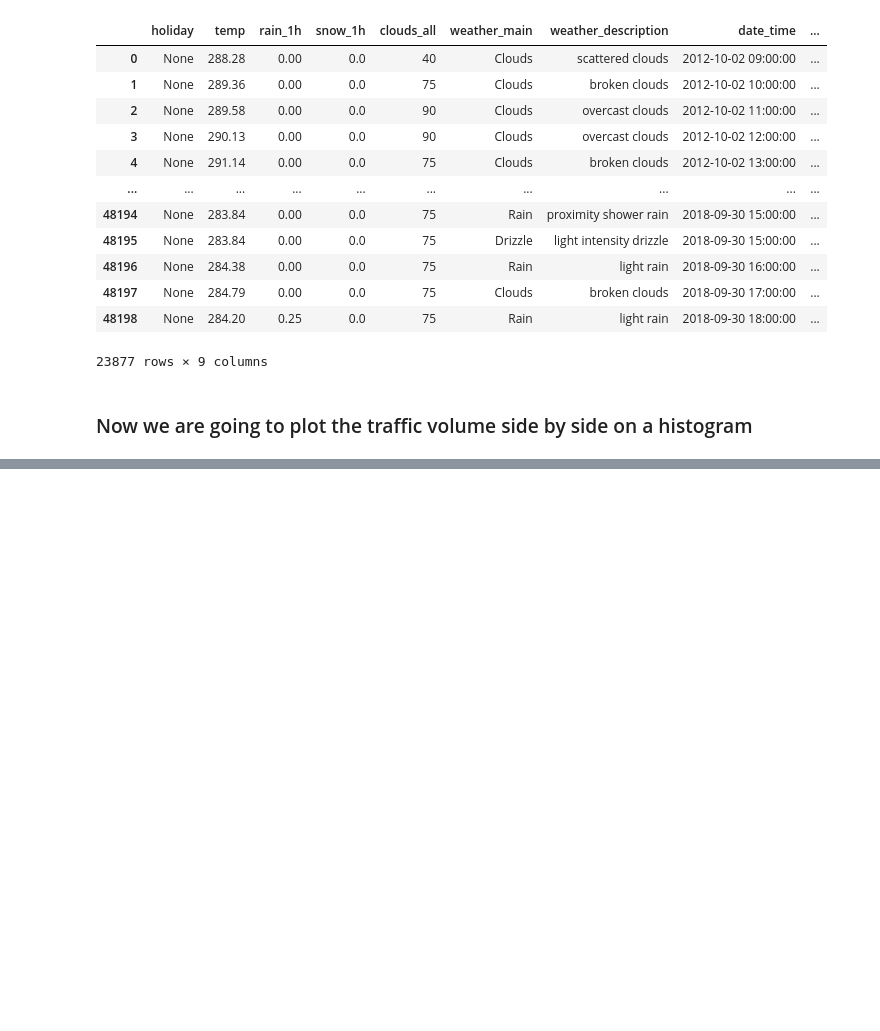
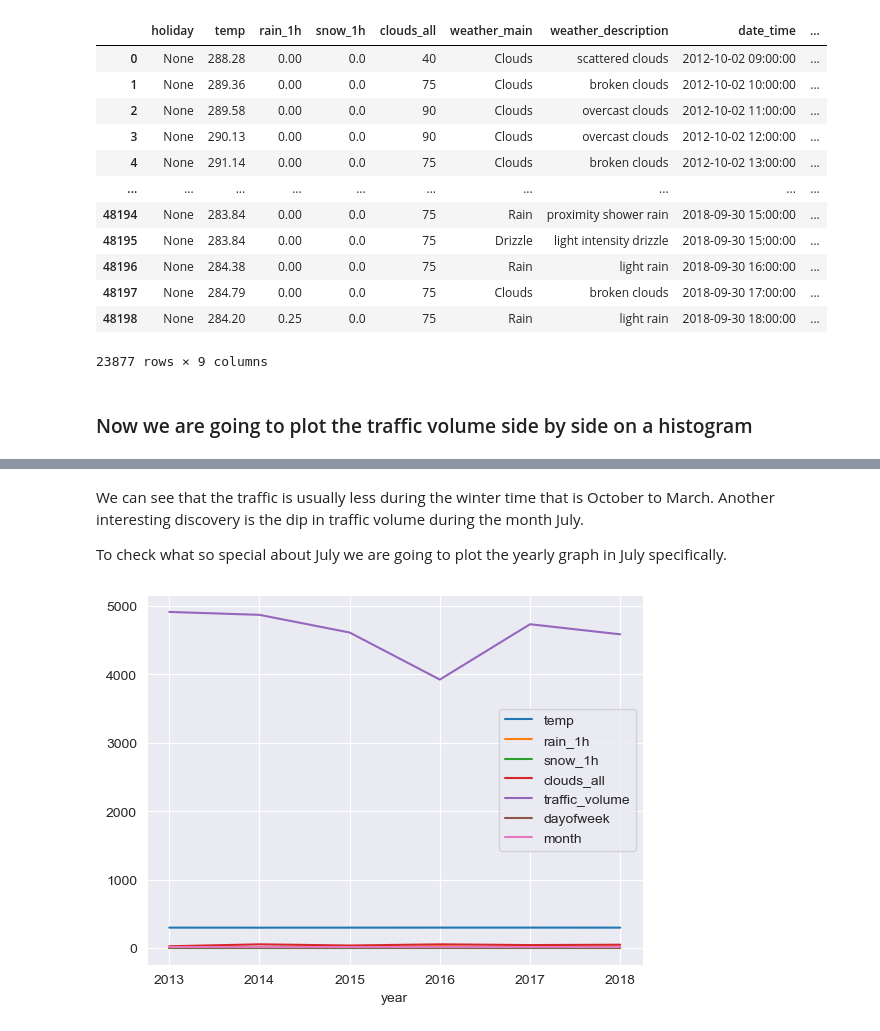
Before and after one commit to Vivek1325/Heavy-Traffic-Indicators-on-I-94, a Jupyter notebook: traffic analysis.ipynb, the cells around one changed output, grey strips where cells are left out. Saved outputs shown, nothing was run; the diff lists cells and outputs as text; code cells hidden in the pictures; blank space fills up the shorter version.

```diff
--- a/traffic analysis.ipynb
+++ b/traffic analysis.ipynb
@@ -154,0 +216,11 @@ plt.show()
+# %% [markdown]
+We can see that the traffic is usually less during the winter time that is October to March. Another interesting discovery is the dip in traffic volume during the month July.
+
+To check what so special about July we are going to plot the yearly graph in July specifically.
+# %%
+daytime['year'] = daytime['date_time'].dt.year
+traffic_by_July = daytime[daytime['month'] == 7]
+traffic_by_July.groupby('year').mean().plot.line()
+plt.show()
+# %% [output]
+[figure, added]
```
Also changed, not shown: parts of 34 cells of this notebook.
